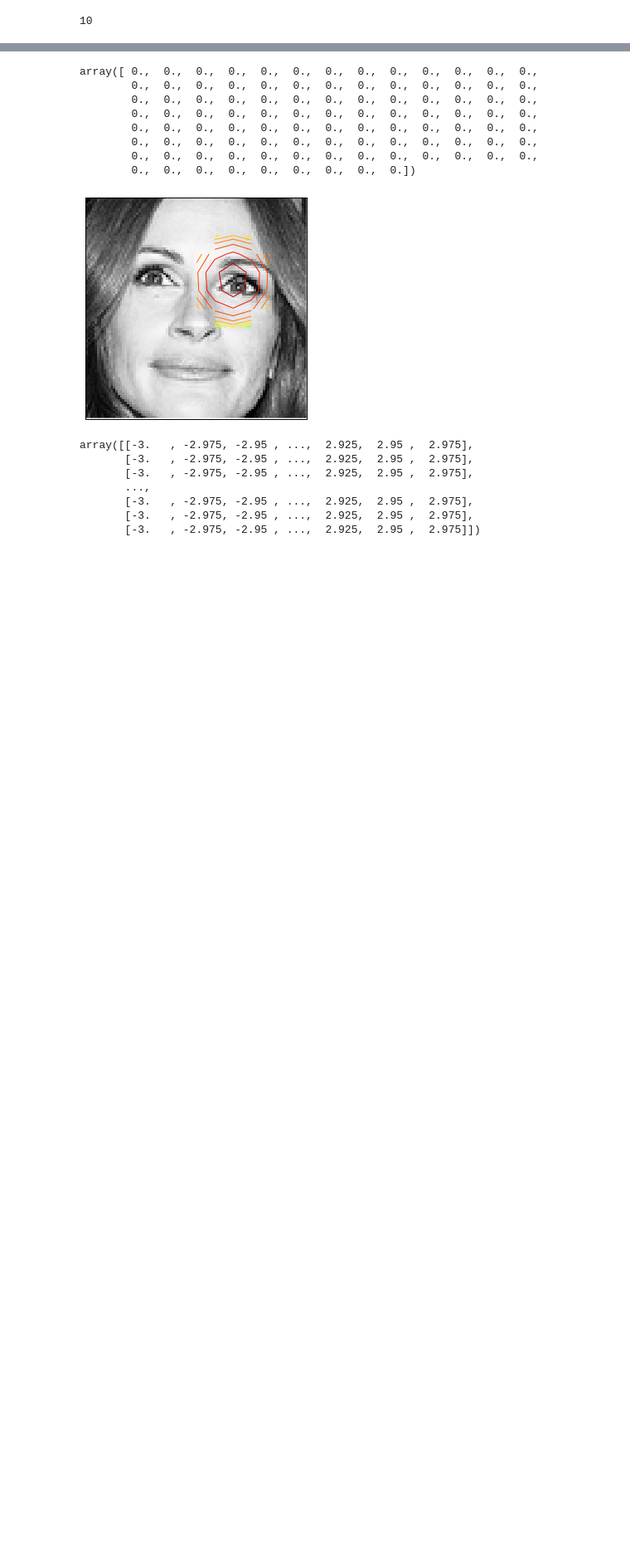
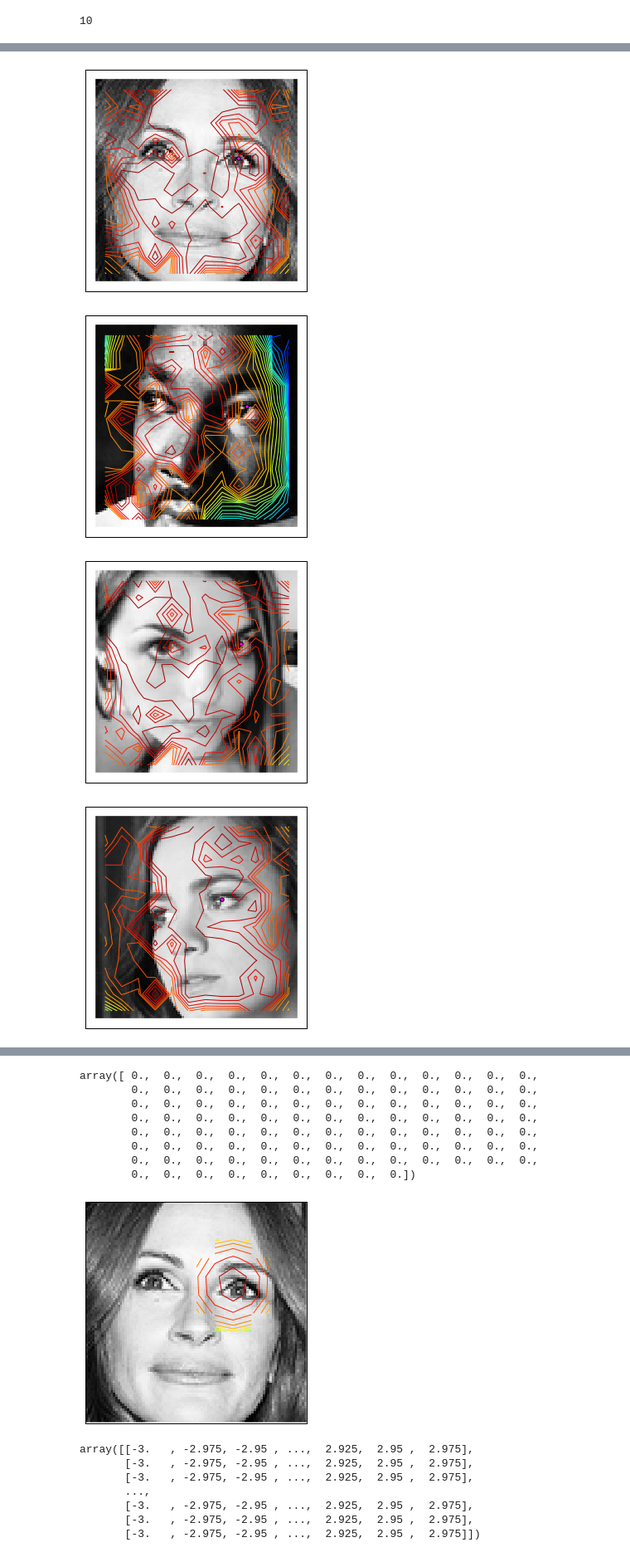
Before and after one commit to jbocharov-mids/W207-Final-Facial-Keypoint-Detection, a Jupyter notebook: python/Scratch-Face-Keypoint-Detection.ipynb, the cells around one changed output, grey strips where cells are left out. Shown at 83% size. Cells and saved outputs as stored; diff of their text form; code cells hidden in the pictures; blank space fills up the shorter version.

```diff
--- a/python/Scratch-Face-Keypoint-Detection.ipynb
+++ b/python/Scratch-Face-Keypoint-Detection.ipynb
@@ -1098,0 +1041,24 @@ array([ -0.00000000e+00,  -0.00000000e+00,  -0.00000000e+00,
+# %%
+side = 92
+first_pass_mini_scores = np.array([
+            generate_scaled_example_scores(example)
+            for example
+            in mini_train_data
+        ])
+# %%
+first_pass_mini_labels_x = [
+        get_x(get_left_eye_circle(training_circle_label)) / (1.0 * side)
+        for training_circle_label
+        in mini_train_circle_labels
+    ]
+first_pass_mini_labels_y = [
+        get_y(get_left_eye_circle(training_circle_label)) / (1.0 * side)
+        for training_circle_label
+        in mini_train_circle_labels
+    ]
+# %%
+logistic_left_eye_mini_x = linear_model.LogisticRegression()
+logistic_left_eye_mini_x.fit(first_pass_mini_scores, first_pass_mini_labels_x)
+
+logistic_left_eye_mini_y = linear_model.LogisticRegression()
+logistic_left_eye_mini_y.fit(first_pass_mini_scores, first_pass_mini_labels_y)
@@ -1098,0 +1068,21 @@ array([ -0.00000000e+00,  -0.00000000e+00,  -0.00000000e+00,
+# %%
+mini_x_predictions = logistic_left_eye_mini_x.predict(first_pass_mini_scores)
+mini_y_predictions = logistic_left_eye_mini_y.predict(first_pass_mini_scores)
+def get_mini_prediction(index):
+    return [
+        int(round(mini_x_predictions[index] * side)),
+        int(round(mini_y_predictions[index] * side))
+    ]
+# %%
+for n in range(6):
+    generate_scaled_scored_contour_plot(
+        mini_train_data[n],
+        left_eye_neural_net,
+        eye_patches_radius_16,
+        get_mini_prediction(n)
+    )
+# %% [output]
+[figure, added]
+[figure, added]
+[figure, added]
+[figure, added]
```
Also changed, not shown: parts of 9 cells of this notebook, 1 other file.
